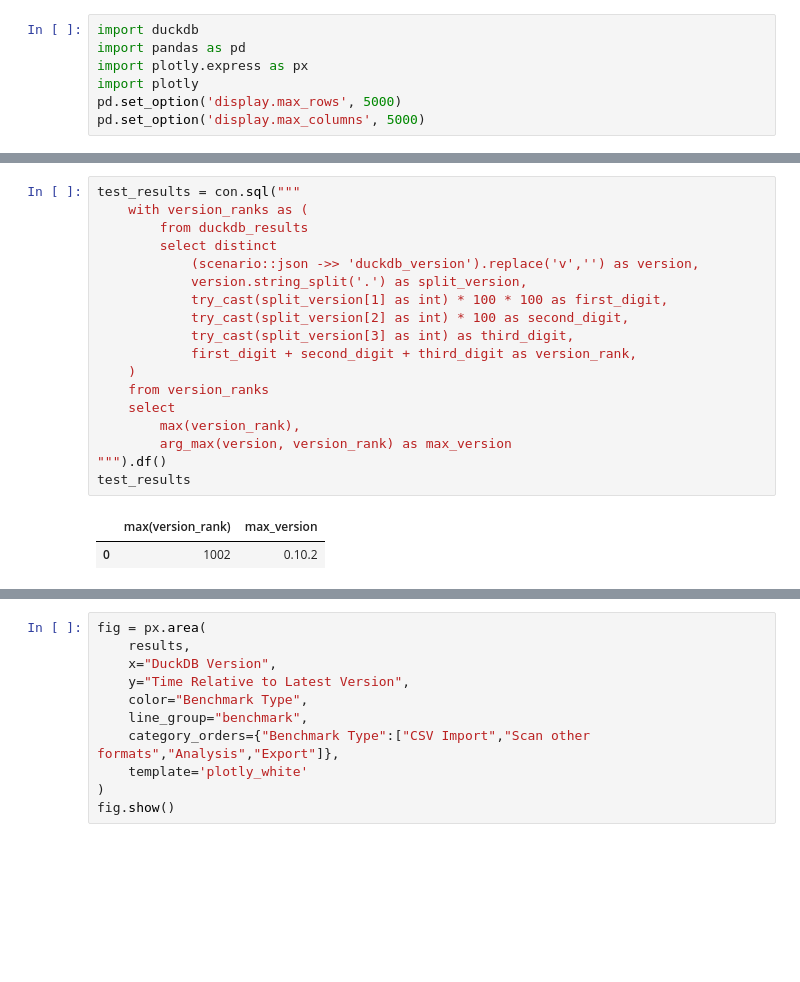
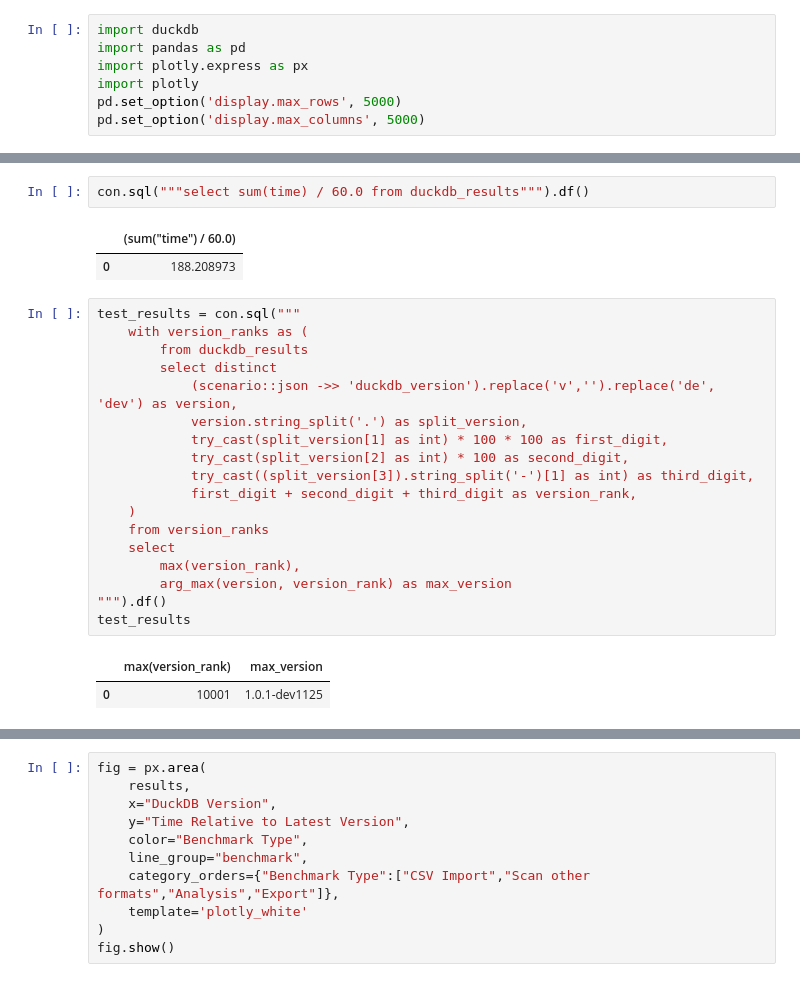
Before and after one commit to Alex-Monahan/duckdb_benchmarks_over_time, a Jupyter notebook: analyze_benchmark_results.ipynb, the cells around one changed output, grey strips where cells are left out. Cells and saved outputs as stored; diff of their text form; blank space fills up the shorter version.

```diff
--- a/analyze_benchmark_results.ipynb
+++ b/analyze_benchmark_results.ipynb
@@ -74,24 +92,29 @@ results.head(5)
+# %%
+con.sql("""select sum(time) / 60.0 from duckdb_results""").df()
+# %% [output]
+|  | (sum("time") / 60.0) |
+| 0 | 188.208973 |
 # %%
 test_results = con.sql("""
     with version_ranks as (
         from duckdb_results
         select distinct
-            (scenario::json ->> 'duckdb_version').replace('v','') as version,
+            (scenario::json ->> 'duckdb_version').replace('v','').replace('de', 'dev') as version,
             version.string_split('.') as split_version,
             try_cast(split_version[1] as int) * 100 * 100 as first_digit,
             try_cast(split_version[2] as int) * 100 as second_digit,
-            try_cast(split_version[3] as int) as third_digit,
+            try_cast((split_version[3]).string_split('-')[1] as int) as third_digit,
             first_digit + second_digit + third_digit as version_rank,
     )
     from version_ranks
     select
         max(version_rank),
         arg_max(version, version_rank) as max_version
 """).df()
 test_results
 # %% [output]
 |  | max(version_rank) | max_version |
-| 0 | 1002 | 0.10.2 |
+| 0 | 10001 | 1.0.1-dev1125 |
 # %%
 fig = px.area(
     results,
```
Also changed, not shown: parts of 8 cells of this notebook.
